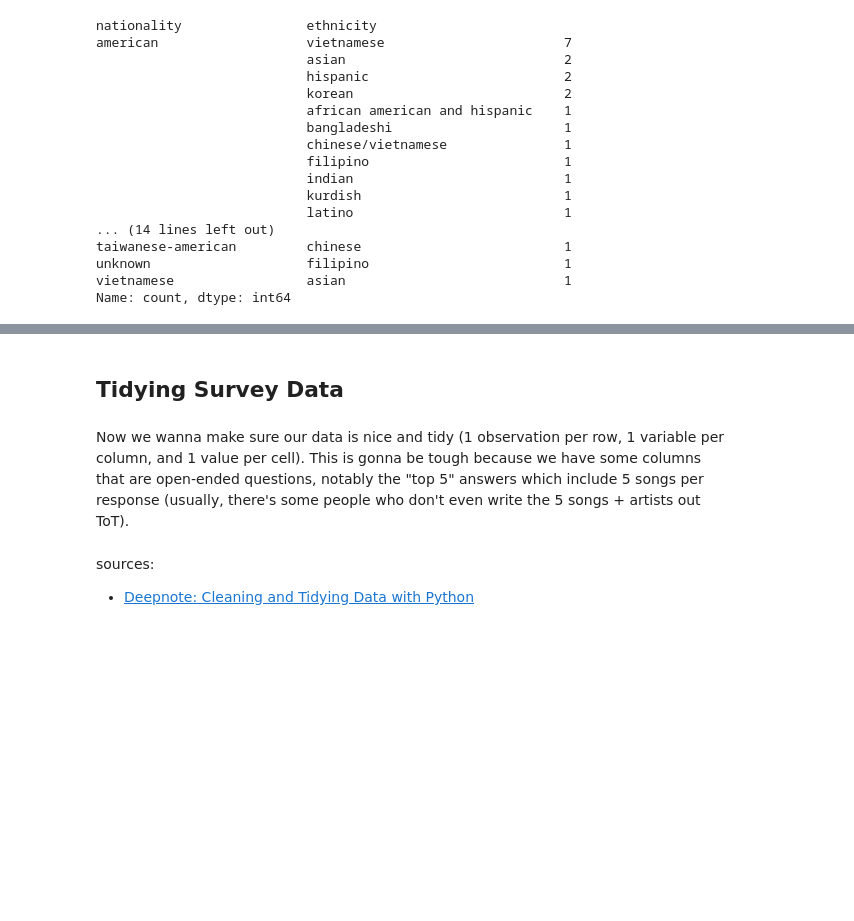
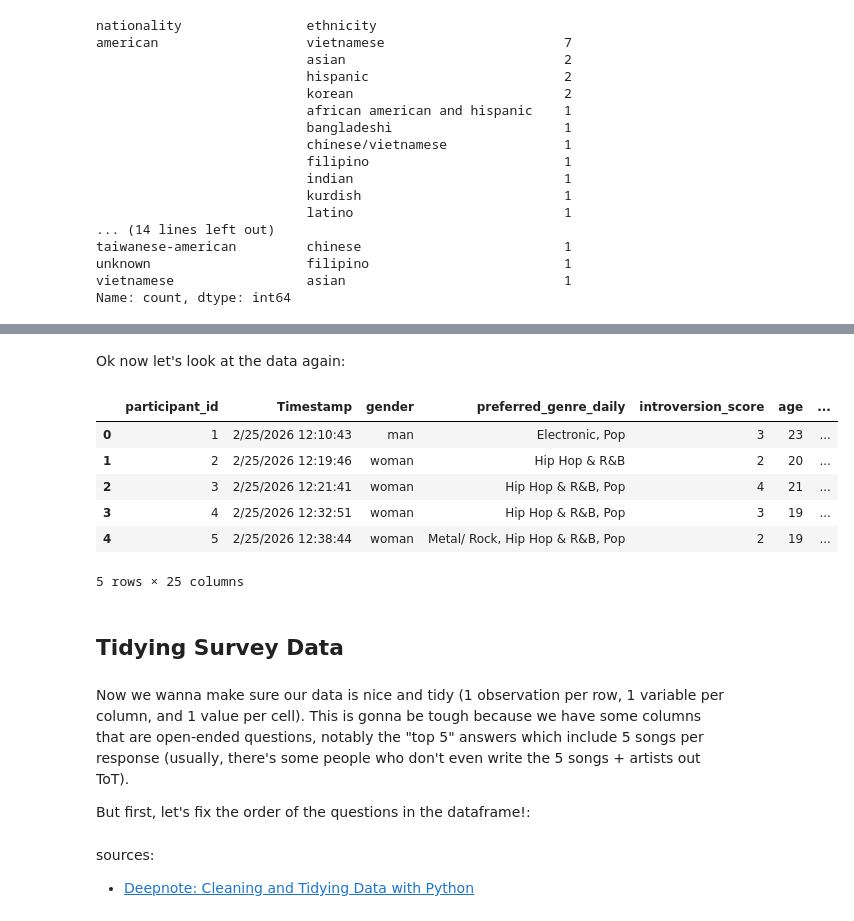
Before and after one commit to aranzahv4/music-motivation-survey-repo, a Jupyter notebook: notebooks/preparing_survey_data.ipynb, the cells around one changed output, grey strips where cells are left out. Saved outputs shown, nothing was run; the diff lists cells and outputs as text; code cells hidden in the pictures; blank space fills up the shorter version.

Commit message:
cleaned nationality/ethnicity

```diff
--- a/notebooks/preparing_survey_data.ipynb
+++ b/notebooks/preparing_survey_data.ipynb
@@ -487,7 +485 @@ Ok I'm thinking that just making a race column would be the best way to go so we
-# %%
-# First I'll combine the 2 columns into one column called "identity_combined":
-survey_clean_df['identity_combined'] = (
-    survey_clean_df['ethnicity'].fillna('') + ' ' +
-    survey_clean_df['nationality'].fillna('')
-).str.lower()
 # %%
@@ -628,0 +601,12 @@ Includes responses that:
+# %% [markdown]
+Ok now let's look at the data again:
+# %%
+survey_clean_df.head()
+# %% [output]
+|  | participant_id | Timestamp | gender | preferred_genre_daily | introversion_score | age | ... |
+| 0 | 1 | 2/25/2026 12:10:43 | man | Electronic, Pop | 3 | 23 | ... |
+| 1 | 2 | 2/25/2026 12:19:46 | woman | Hip Hop & R&B | 2 | 20 | ... |
+| 2 | 3 | 2/25/2026 12:21:41 | woman | Hip Hop & R&B, Pop | 4 | 21 | ... |
+| 3 | 4 | 2/25/2026 12:32:51 | woman | Hip Hop & R&B, Pop | 3 | 19 | ... |
+| 4 | 5 | 2/25/2026 12:38:44 | woman | Metal/ Rock, Hip Hop & R&B, Pop | 2 | 19 | ... |
+5 rows × 25 columns
@@ -630,6 +618,8 @@ Includes responses that:
 ## Tidying Survey Data
 # %% [markdown]
 Now we wanna make sure our data is nice and tidy (1 observation per row, 1 variable per column, and 1 value per cell). This is gonna be tough because we have some columns that are open-ended questions, notably the "top 5" answers which include 5 songs per response (usually, there's some people who don't even write the 5 songs + artists out ToT).
+
+But first, let's fix the order of the questions in the dataframe!:
 # %% [markdown]
 sources:
 - [Deepnote: Cleaning and Tidying Data with Python](https://deepnote.com/blog/cleaning-and-tidying-data-in-pandas)
```
Also changed, not shown: parts of 6 cells of this notebook, 1 other file.
